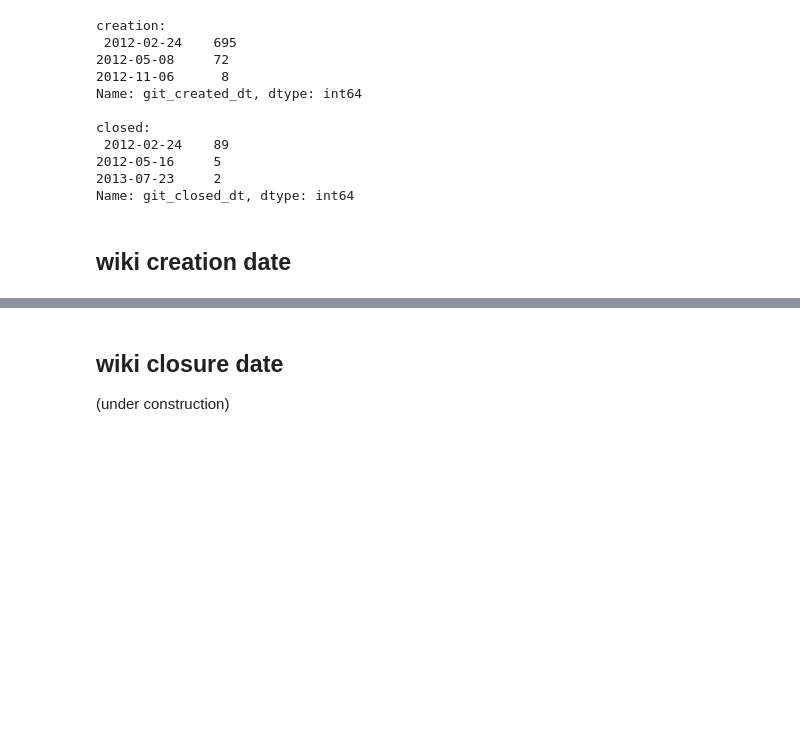
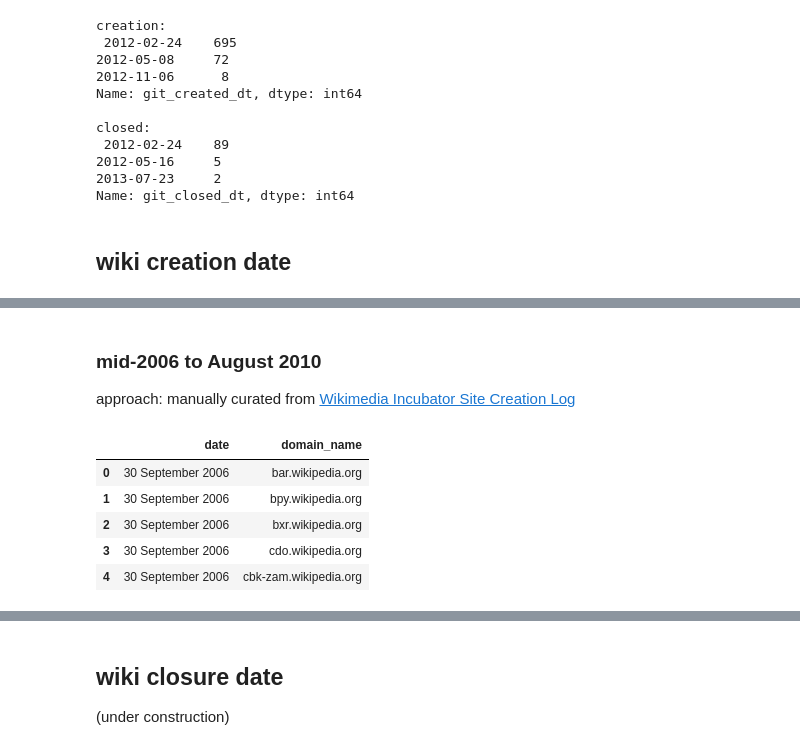
Before and after one commit to kcvelaga/wikidb_start_end, a Jupyter notebook: creation.ipynb, the cells around one changed output, grey strips where cells are left out. Drawn from its saved outputs; the diff is of its cells as text; code cells hidden in the pictures; blank space fills up the shorter version.

```diff
--- a/creation.ipynb
+++ b/creation.ipynb
@@ -123,0 +158,14 @@ min_rev_date.head()
+# %% [markdown]
+### mid-2006 to August 2010
+approach: manually curated from [Wikimedia Incubator Site Creation Log](https://incubator.wikimedia.org/wiki/Incubator:Site_creation_log)
+# %%
+# loading a manually extracted and cleaned file: incubator site creation logs from 2006 to 2010
+incubator_200610_logs = pd.read_csv('incubator_logs/incubator_site_creation_log_2006-2010.csv')
+incubator_200610_logs.head()
+# %% [output]
+|  | date | domain_name |
+| 0 | 30 September 2006 | bar.wikipedia.org |
+| 1 | 30 September 2006 | bpy.wikipedia.org |
+| 2 | 30 September 2006 | bxr.wikipedia.org |
+| 3 | 30 September 2006 | cdo.wikipedia.org |
+| 4 | 30 September 2006 | cbk-zam.wikipedia.org |
```
Also changed, not shown: parts of 19 cells of this notebook, 1 other file.
